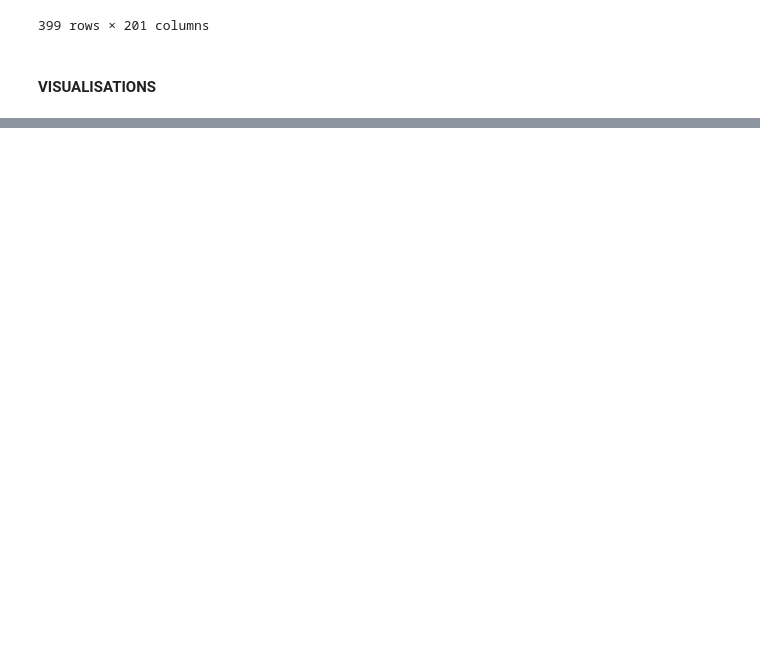
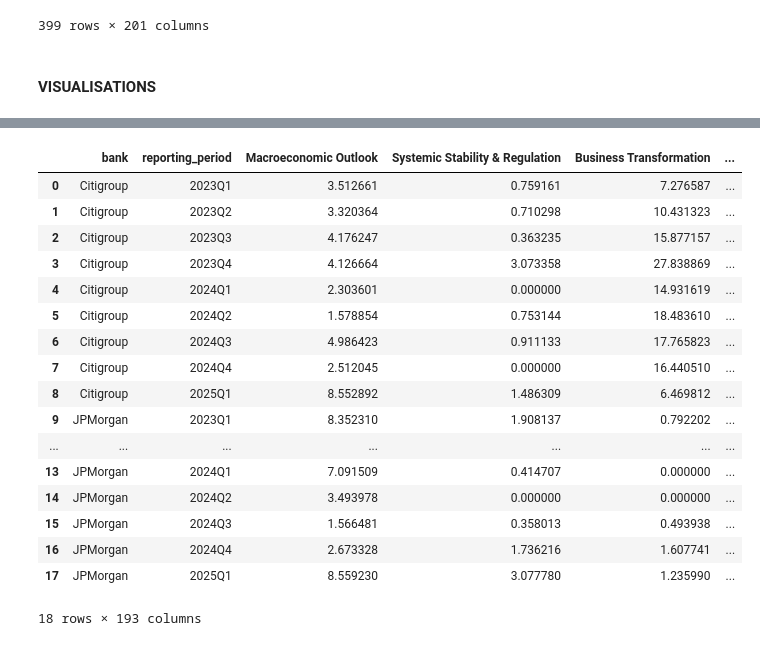
Before and after one commit to zr03/bank-of-eng-risk-monitoring, a Jupyter notebook: boe_risk_monitoring/nlp/nlp.ipynb, the cells around one changed output, grey strips where cells are left out. Cells and saved outputs as stored; diff of their text form; code cells hidden in the pictures; blank space fills up the shorter version.

```diff
--- a/boe_risk_monitoring/nlp/nlp.ipynb
+++ b/boe_risk_monitoring/nlp/nlp.ipynb
@@ -81,9 +83,9 @@ RERUN_SENTIMENT_ANALYSIS = False
 RERUN_UNSUPERVISED_TOPIC_MODELLING = False
 RERUN_GUIDED_TOPIC_MODELLING = False
 RERUN_ZERO_SHOT_TOPIC_MODELLING = False
-RERUN_MULTI_TOPIC_LABELLING = False
+RERUN_MULTI_TOPIC_LABELLING = True
 RERUN_Q_AND_A_TAGGING = False
-RERUN_EVASIVE_ANSWER_DETECTION = True
+RERUN_EVASIVE_ANSWER_DETECTION = False
 # %%
 # Load the glossary dictionary
 GLOSSARY_DF = pd.read_csv(GLOSSARY_FPATH)
@@ -873,13 +875,13 @@ if RERUN_MULTI_TOPIC_LABELLING:
 	# df_all_text_topics_relevance_quarter_norm_agg = df_all_text_topics_relevance_normalized.groupby(
 	# 	['bank', 'reporting_period']
 	# )[subtopic_cols + risk_category_cols].mean().reset_index()
-	df_all_text_topics_relevance_quarter_abs_agg = df_all_text_topics_relevance.groupby(
+	df_all_text_topics_relevance_quarter_agg = df_all_text_topics_relevance.groupby(
 		['bank', 'reporting_period']
 	)[subtopic_cols + risk_category_cols].sum().reset_index()
 
 	# Save the aggregated DataFrame to a csv file
-	# df_all_text_topics_relevance_quarter_agg.to_csv("multi_topic_modelling_with_relevance_quarter_norm_agg.csv", index=False)
-	df_all_text_topics_relevance_quarter_abs_agg.to_csv("multi_topic_modelling_with_relevance_quarter_abs_agg.csv", index=False)
+	# df_all_text_topics_relevance_quarter_norm_agg.to_csv("multi_topic_modelling_with_relevance_quarter_norm_agg.csv", index=False)
+	df_all_text_topics_relevance_quarter_agg.to_csv("multi_topic_modelling_with_relevance_quarter_agg.csv", index=False)
 
 	# Add sentiment weighting to the topic relevance scores
 	df_all_text_topics_relevance_sentiment = df_all_text_topics_relevance.copy()
@@ -901,7 +903,7 @@ if RERUN_MULTI_TOPIC_LABELLING:
 	# Aggregate by bank and reporting period
 	df_all_text_topics_relevance_sentiment_quarter_agg = df_all_text_topics_relevance_sentiment.groupby(
 		['bank', 'reporting_period']
-	)[subtopic_cols + risk_category_cols].mean().reset_index()
+	)[subtopic_cols + risk_category_cols].sum().reset_index()
 
 
 	# Save the aggregated DataFrame to a csv file
@@ -912,14 +914,14 @@ else:
 	# Load the DataFrame with topic relevance from the csv file
 	df_all_text_topics_relevance = pd.read_csv("multi_topic_modelling_with_relevance.csv")
 
-	# Load the normalized DataFrame with topic relevance from the csv file
-	df_all_text_topics_relevance_normalized = pd.read_csv("multi_topic_modelling_with_relevance_normalized.csv")
+	# # Load the normalized DataFrame with topic relevance from the csv file
+	# df_all_text_topics_relevance_normalized = pd.read_csv("multi_topic_modelling_with_relevance_normalized.csv")
 
 	# Load the aggregated DataFrame with topic relevance from the csv file
 	df_all_text_topics_relevance_quarter_agg = pd.read_csv("multi_topic_modelling_with_relevance_quarter_agg.csv")
 
 	# Load the DataFrame with sentiment weighting from the csv file
-	df_all_text_topics_relevance_sentiment = pd.read_csv("multi_topic_modelling_with_relevance_normalized_sentiment.csv")
+	df_all_text_topics_relevance_sentiment = pd.read_csv("multi_topic_modelling_with_relevance_sentiment.csv")
 
 	# Load the aggregated DataFrame with sentiment weighting from the csv file
-	df_all_text_topics_relevance_sentiment_quarter_agg = pd.read_csv("multi_topic_modelling_with_relevance_normalized_sentiment_quarter_agg.csv")
+	df_all_text_topics_relevance_sentiment_quarter_agg = pd.read_csv("multi_topic_modelling_with_relevance_sentiment_quarter_agg.csv")
@@ -1213,0 +1268,22 @@ df_q_and_a_all_agg_evasiveness
+# %%
+# Get the topic relevancy aggregated to quarter level
+df_all_text_topics_relevance_quarter_agg
+# %% [output]
+|  | bank | reporting_period | Macroeconomic Outlook | Systemic Stability & Regulation | Business Transformation | ... |
+| 0 | Citigroup | 2023Q1 | 3.512661 | 0.759161 | 7.276587 | ... |
+| 1 | Citigroup | 2023Q2 | 3.320364 | 0.710298 | 10.431323 | ... |
+| 2 | Citigroup | 2023Q3 | 4.176247 | 0.363235 | 15.877157 | ... |
+| 3 | Citigroup | 2023Q4 | 4.126664 | 3.073358 | 27.838869 | ... |
+| 4 | Citigroup | 2024Q1 | 2.303601 | 0.000000 | 14.931619 | ... |
+| 5 | Citigroup | 2024Q2 | 1.578854 | 0.753144 | 18.483610 | ... |
+| 6 | Citigroup | 2024Q3 | 4.986423 | 0.911133 | 17.765823 | ... |
+| 7 | Citigroup | 2024Q4 | 2.512045 | 0.000000 | 16.440510 | ... |
+| 8 | Citigroup | 2025Q1 | 8.552892 | 1.486309 | 6.469812 | ... |
+| 9 | JPMorgan | 2023Q1 | 8.352310 | 1.908137 | 0.792202 | ... |
+| ... | ... | ... | ... | ... | ... | ... |
+| 13 | JPMorgan | 2024Q1 | 7.091509 | 0.414707 | 0.000000 | ... |
+| 14 | JPMorgan | 2024Q2 | 3.493978 | 0.000000 | 0.000000 | ... |
+| 15 | JPMorgan | 2024Q3 | 1.566481 | 0.358013 | 0.493938 | ... |
+| 16 | JPMorgan | 2024Q4 | 2.673328 | 1.736216 | 1.607741 | ... |
+| 17 | JPMorgan | 2025Q1 | 8.559230 | 3.077780 | 1.235990 | ... |
+18 rows × 193 columns
```
Also changed, not shown: parts of 20 cells of this notebook.
